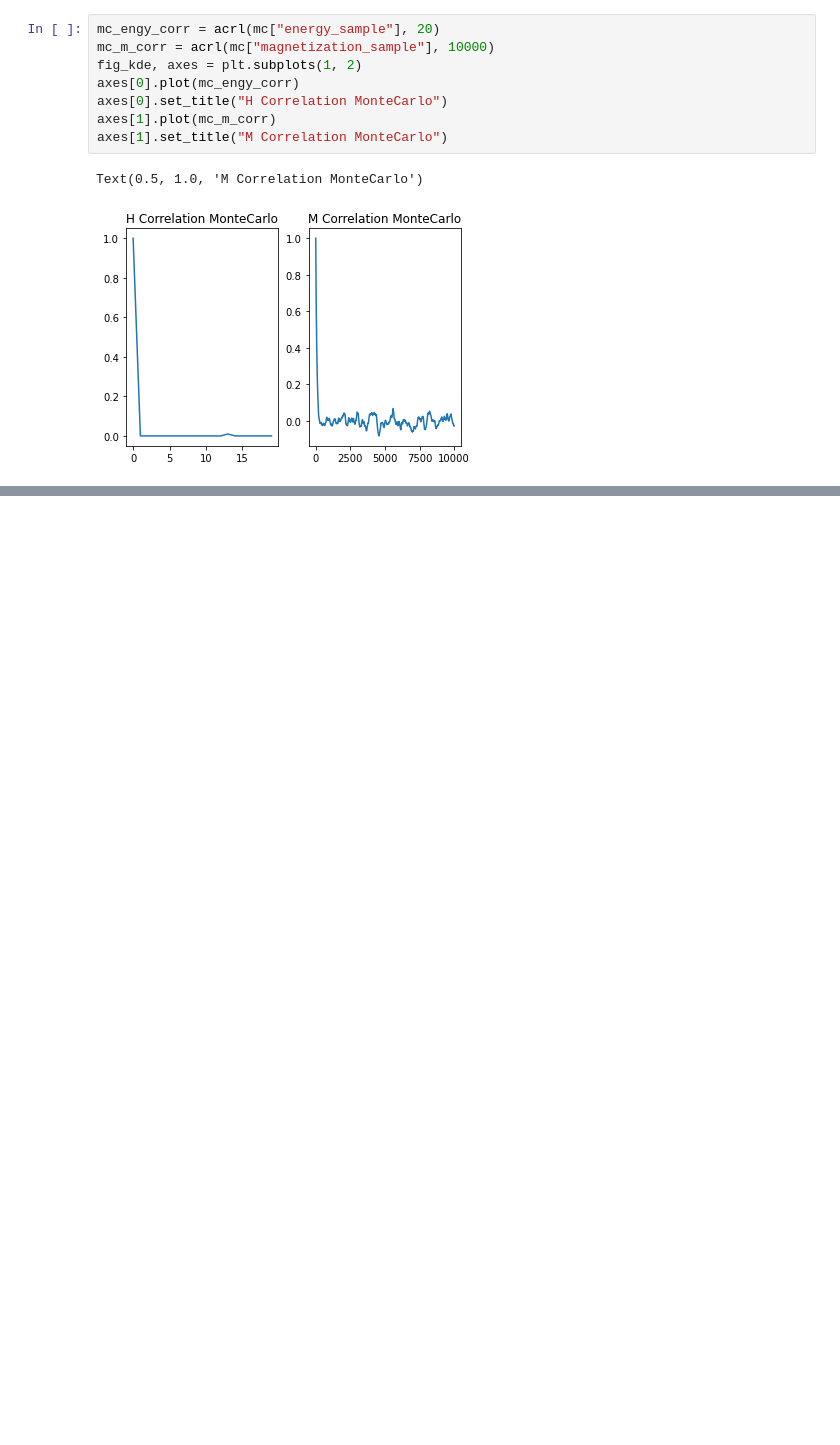
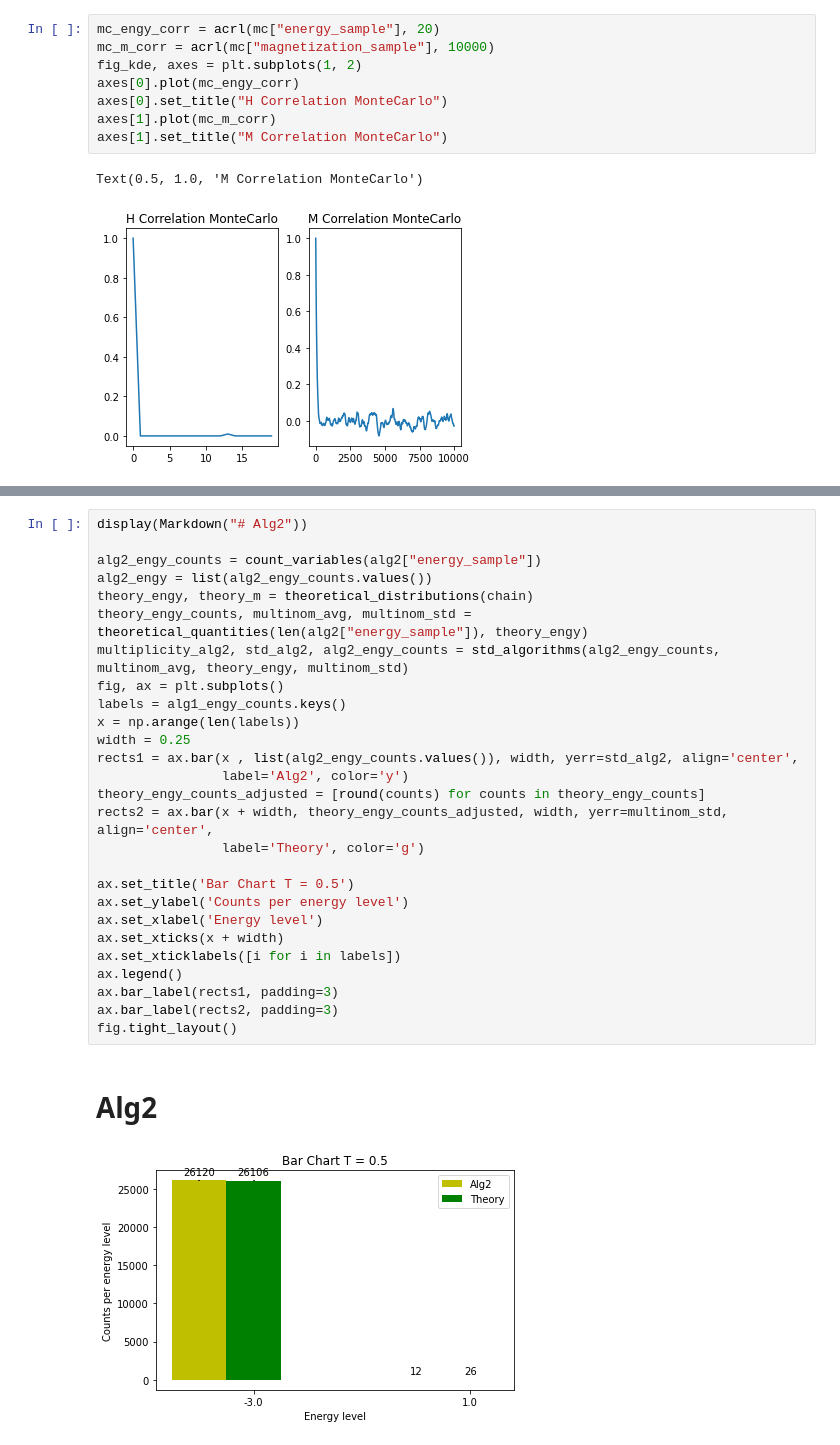
Before and after one commit to SabSav/thesis-code, a Jupyter notebook: examples/3_spins/Chart_low_T.ipynb, the cells around one changed output, grey strips where cells are left out. Drawn from its saved outputs; the diff is of its cells as text; blank space fills up the shorter version.

```diff
--- a/examples/3_spins/Chart_low_T.ipynb
+++ b/examples/3_spins/Chart_low_T.ipynb
@@ -188,0 +190,30 @@ Magnetization: 0.46695324357987256
+# %%
+display(Markdown("# Alg2"))
+
+alg2_engy_counts = count_variables(alg2["energy_sample"])
+alg2_engy = list(alg2_engy_counts.values())
+theory_engy, theory_m = theoretical_distributions(chain)
+theory_engy_counts, multinom_avg, multinom_std = theoretical_quantities(len(alg2["energy_sample"]), theory_engy)
+multiplicity_alg2, std_alg2, alg2_engy_counts = std_algorithms(alg2_engy_counts, multinom_avg, theory_engy, multinom_std)
+fig, ax = plt.subplots()
+labels = alg1_engy_counts.keys()
+x = np.arange(len(labels))
+width = 0.25
+rects1 = ax.bar(x , list(alg2_engy_counts.values()), width, yerr=std_alg2, align='center',
+                label='Alg2', color='y')
+theory_engy_counts_adjusted = [round(counts) for counts in theory_engy_counts]
+rects2 = ax.bar(x + width, theory_engy_counts_adjusted, width, yerr=multinom_std, align='center',
+                label='Theory', color='g')
+
+ax.set_title('Bar Chart T = 0.5')
+ax.set_ylabel('Counts per energy level')
+ax.set_xlabel('Energy level')
+ax.set_xticks(x + width)
+ax.set_xticklabels([i for i in labels])
+ax.legend()
+ax.bar_label(rects1, padding=3)
+ax.bar_label(rects2, padding=3)
+fig.tight_layout()
+# %% [output]
+# Alg2
+[figure, added]
```
Also changed, not shown: parts of 13 cells of this notebook, 31 other files.
